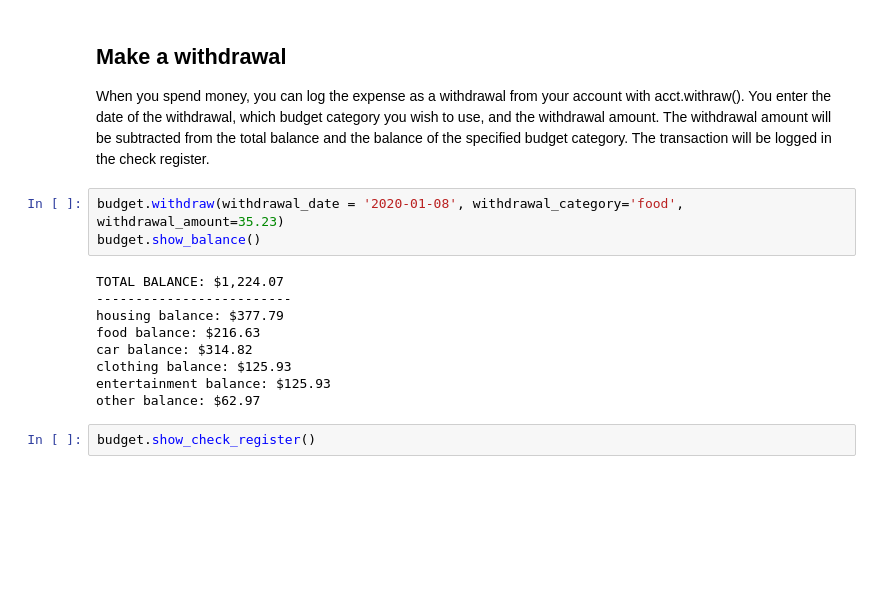
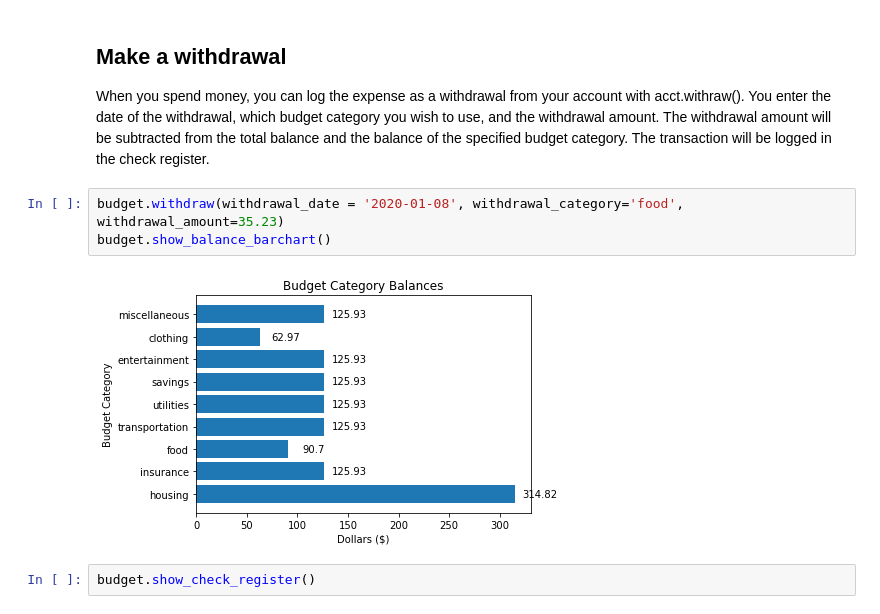
Before and after one commit to stephaniereinders/BudgetTracker, a Jupyter notebook: README.ipynb, the cells around one changed output. Drawn from its saved outputs; the diff is of its cells as text; blank space fills up the shorter version.

```diff
--- a/README.ipynb
+++ b/README.ipynb
@@ -53,16 +60,9 @@ Check register:
 When you spend money, you can log the expense as a withdrawal from your account with acct.withraw(). You enter the date of the withdrawal, which budget category you wish to use, and the withdrawal amount. The withdrawal amount will be subtracted from the total balance and the balance of the specified budget category. The transaction will be logged in the check register.
 # %%
 budget.withdraw(withdrawal_date = '2020-01-08', withdrawal_category='food', withdrawal_amount=35.23)
-budget.show_balance()
+budget.show_balance_barchart()
 # %% [output]
-TOTAL BALANCE: $1,224.07
--------------------------
-housing balance: $377.79
-food balance: $216.63
-car balance: $314.82
-clothing balance: $125.93
-entertainment balance: $125.93
-other balance: $62.97
+[figure, added]
 # %%
 budget.show_check_register()
 # %% [output]
```
Also changed, not shown: parts of 6 cells of this notebook, 7 other files.
